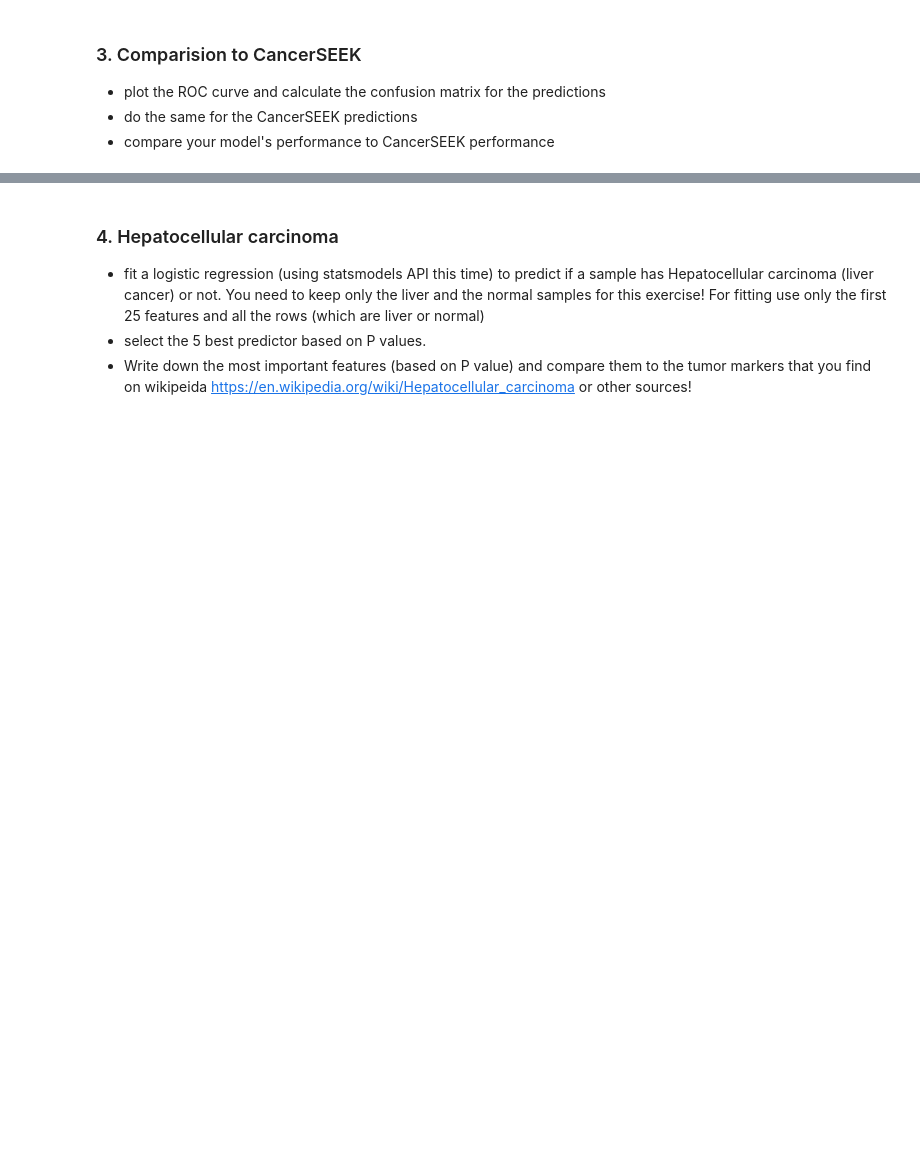
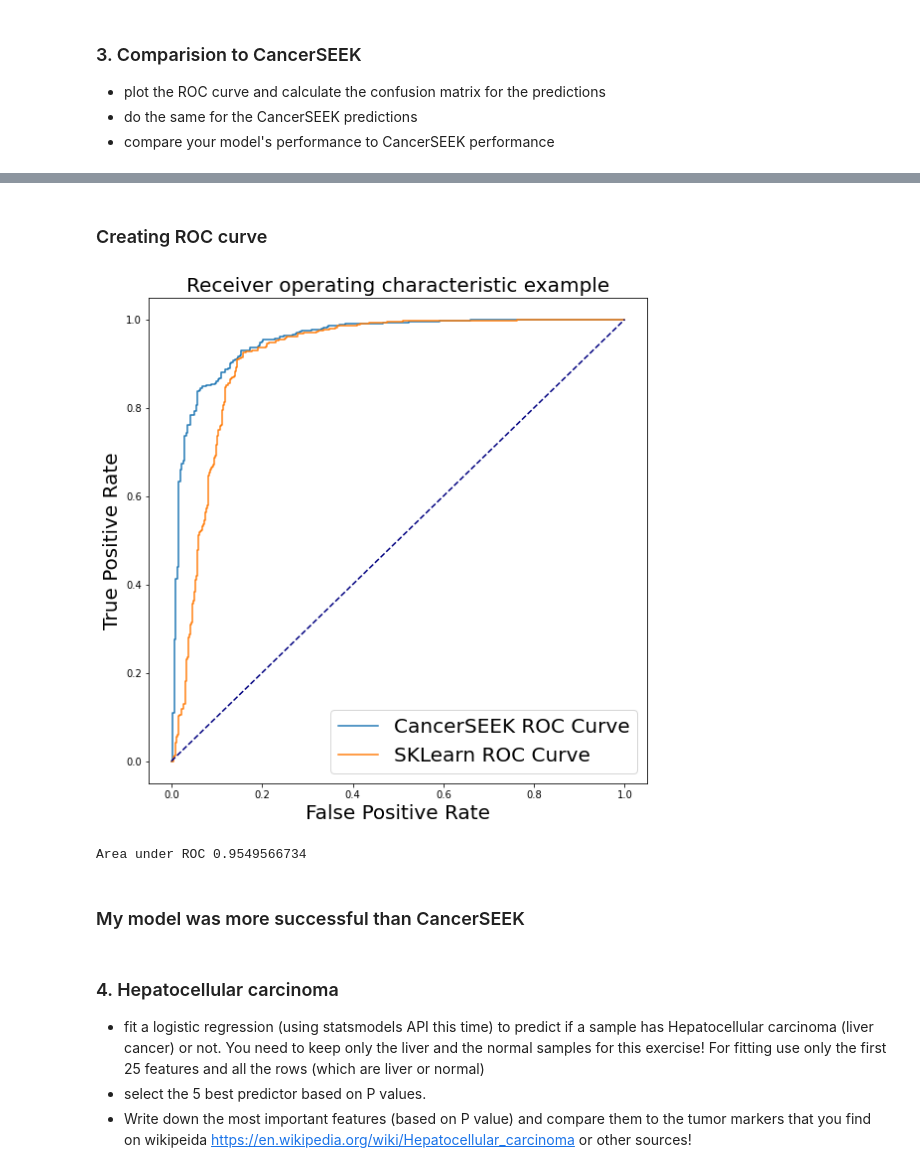
Before and after one commit to barnabasp/ML_Course, a Jupyter notebook: 5/hw5_raw.ipynb, the cells around one changed output, grey strips where cells are left out. Saved outputs shown, nothing was run; the diff lists cells and outputs as text; code cells hidden in the pictures; blank space fills up the shorter version.

```diff
--- a/5/hw5_raw.ipynb
+++ b/5/hw5_raw.ipynb
@@ -274,3 +263,31 @@ plt.plot((TP / (TP +FN)),(TN / (TN+FP)),'.')
+# %% [markdown]
+### Creating ROC curve
+# %%
+y_cs_score = clf.decision_function(X_test)
+
+# Compute ROC curve and ROC area for each class
+fpr_cs = dict()
+tpr_cs = dict()
+fpr_cs, tpr_cs, _ = metrics.roc_curve(y_cs.values.astype(float), y_cs_score)
+roc_auc_cs = metrics.auc(fpr_cs, tpr_cs)
+# %%
+plt.figure(figsize=(9,9))
+plt.plot(fpr_cs,tpr_cs, label='CancerSEEK ROC Curve')
+plt.plot(fpr,tpr, label='SKLearn ROC Curve')
+plt.plot([0, 1], [0, 1], color='navy', linestyle='--')
+plt.xlabel('False Positive Rate', fontsize=20)
+plt.ylabel('True Positive Rate',fontsize=20)
+plt.title('Receiver operating characteristic example',fontsize=20)
+plt.legend(fontsize=20)
+plt.show()
+# %% [output]
+[figure, added]
+# %%
+print('Area under ROC %.10f' %roc_auc_cs)
+# %% [output]
+Area under ROC 0.9549566734
+# %% [markdown]
+### My model was more successful than CancerSEEK
 # %% [markdown]
 ### 4. Hepatocellular carcinoma
 
```
Also changed, not shown: parts of 21 cells of this notebook.
